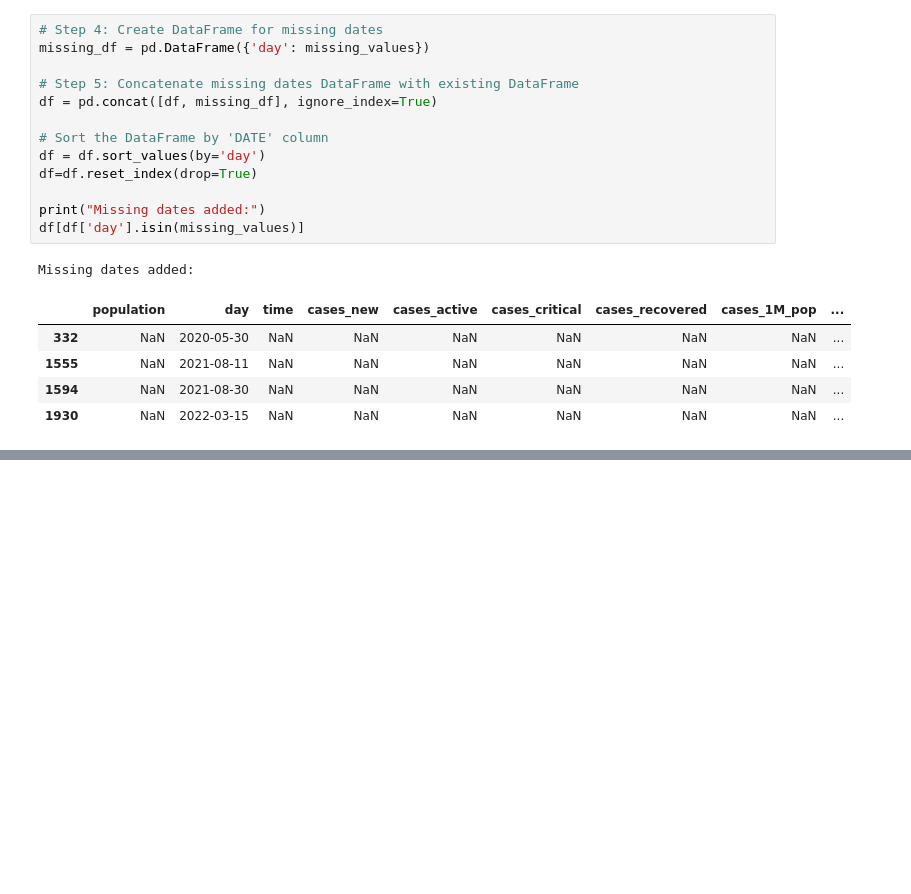
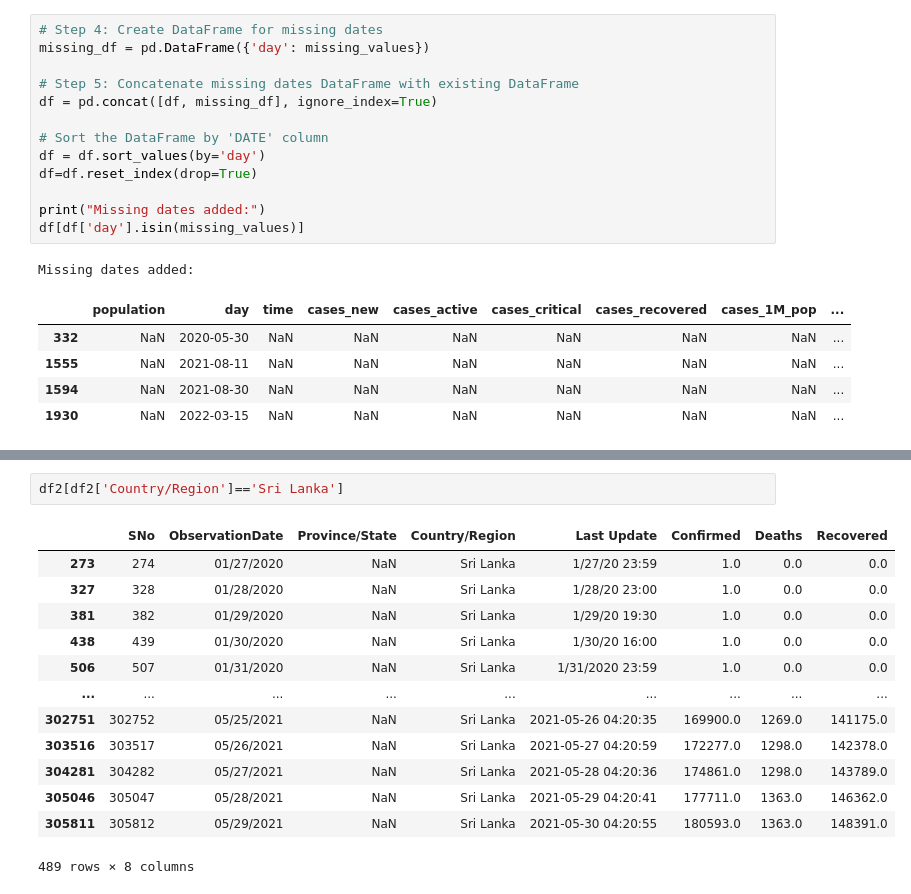
Before and after one commit to JanakaDilshanSendnayake/Analysing-Tropospheric-Formaldehyde-HCHO-gas-in-Sri-Lanka, a Jupyter notebook: Covid_19_data_analysis.ipynb, the cells around one changed output, grey strips where cells are left out. Cells and saved outputs as stored; diff of their text form; blank space fills up the shorter version.

```diff
--- a/Covid_19_data_analysis.ipynb
+++ b/Covid_19_data_analysis.ipynb
@@ -139,0 +175,16 @@ Missing dates added:
+# %%
+df2[df2['Country/Region']=='Sri Lanka']
+# %% [output]
+|  | SNo | ObservationDate | Province/State | Country/Region | Last Update | Confirmed | Deaths | Recovered |
+| 273 | 274 | 01/27/2020 | NaN | Sri Lanka | 1/27/20 23:59 | 1.0 | 0.0 | 0.0 |
+| 327 | 328 | 01/28/2020 | NaN | Sri Lanka | 1/28/20 23:00 | 1.0 | 0.0 | 0.0 |
+| 381 | 382 | 01/29/2020 | NaN | Sri Lanka | 1/29/20 19:30 | 1.0 | 0.0 | 0.0 |
+| 438 | 439 | 01/30/2020 | NaN | Sri Lanka | 1/30/20 16:00 | 1.0 | 0.0 | 0.0 |
+| 506 | 507 | 01/31/2020 | NaN | Sri Lanka | 1/31/2020 23:59 | 1.0 | 0.0 | 0.0 |
+| ... | ... | ... | ... | ... | ... | ... | ... | ... |
+| 302751 | 302752 | 05/25/2021 | NaN | Sri Lanka | 2021-05-26 04:20:35 | 169900.0 | 1269.0 | 141175.0 |
+| 303516 | 303517 | 05/26/2021 | NaN | Sri Lanka | 2021-05-27 04:20:59 | 172277.0 | 1298.0 | 142378.0 |
+| 304281 | 304282 | 05/27/2021 | NaN | Sri Lanka | 2021-05-28 04:20:36 | 174861.0 | 1298.0 | 143789.0 |
+| 305046 | 305047 | 05/28/2021 | NaN | Sri Lanka | 2021-05-29 04:20:41 | 177711.0 | 1363.0 | 146362.0 |
+| 305811 | 305812 | 05/29/2021 | NaN | Sri Lanka | 2021-05-30 04:20:55 | 180593.0 | 1363.0 | 148391.0 |
+489 rows × 8 columns
```
Also changed, not shown: parts of 21 cells of this notebook.
